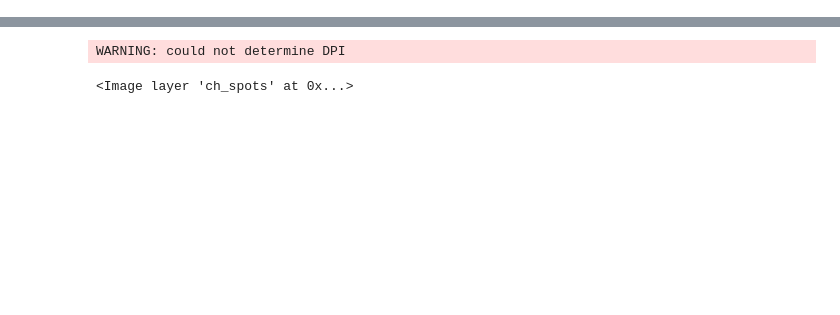
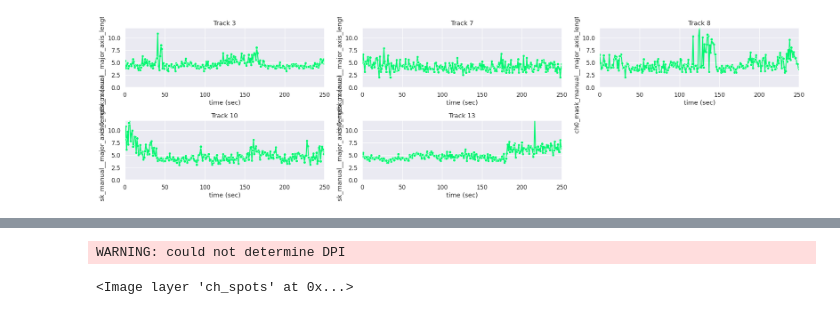
Before and after one commit to timstasevich/croparray, a Jupyter notebook: notebooks/Translation_Stalling_Quantification.ipynb, the cells around one changed output, grey strips where cells are left out. Cells and saved outputs as stored; diff of their text form; code cells hidden in the pictures; blank space fills up the shorter version.

```diff
--- a/notebooks/Translation_Stalling_Quantification.ipynb
+++ b/notebooks/Translation_Stalling_Quantification.ipynb
@@ -65,3 +123,7 @@ ta2.tplot.plot_trackarray_crops(layer="ch0_mask_manual", track_id=[25], t=(0, 25
 ta2.tplot.plot_trackarray_crops(fov=0, track_id=[25], t=(0, 250, 10), rolling=1, quantile_range=(0.02, 0.999));
 # %% [output]
 [figure]
+# %%
+ta3.tplot.plot_track_signal_traces(var="ch0_mask_manual__major_axis_length_px",track_ids=[3,7,8,10,13],xlim=(0,250),rgb=(1,1,1),ylim=(0,12))
+# %% [output]
+[figure, added]
```
Also changed, not shown: parts of 26 cells of this notebook, 4 other files.
